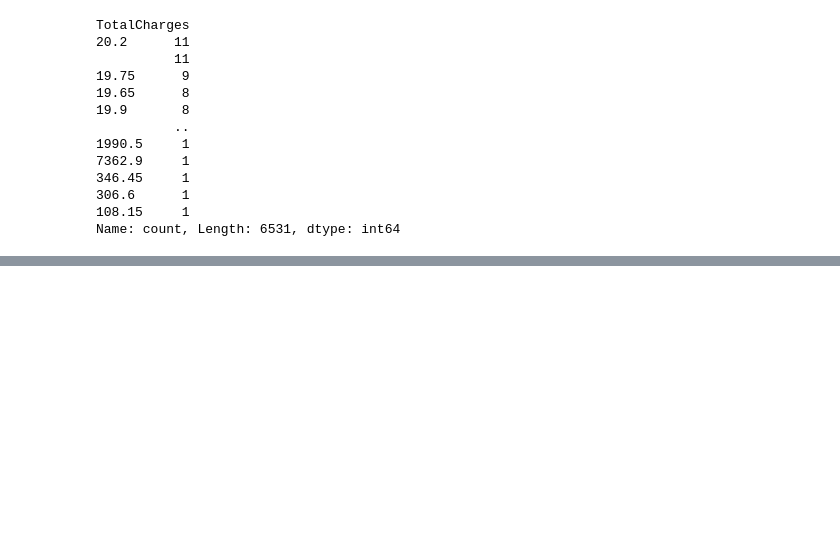
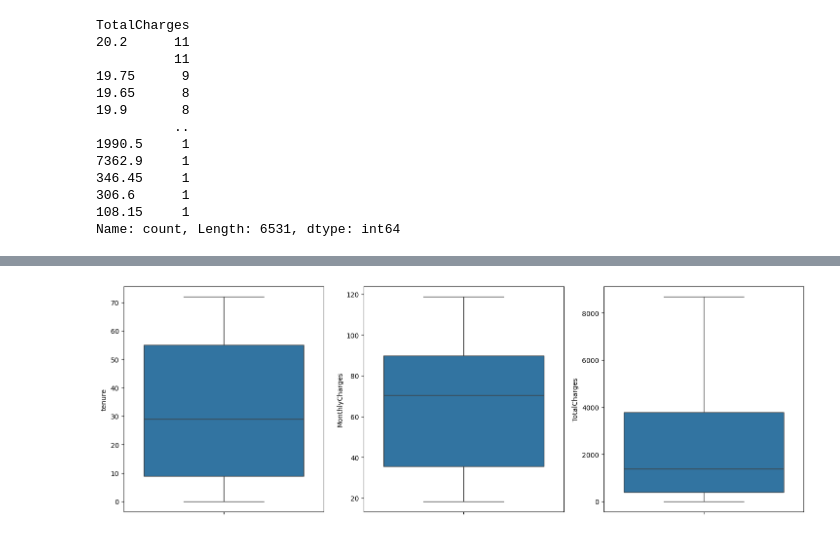
Before and after one commit to Sufiyan1637/Churn_Prediction, a Jupyter notebook: Churn_Prediction.ipynb, the cells around one changed output, grey strips where cells are left out. Cells and saved outputs as stored; diff of their text form; code cells hidden in the pictures; blank space fills up the shorter version.

```diff
--- a/Churn_Prediction.ipynb
+++ b/Churn_Prediction.ipynb
@@ -134,0 +183,14 @@ df["Churn"].value_counts(normalize=True)
+# %%
+plt.figure(figsize=(18, 6))
+plt.subplot(1,3,1)
+sb.boxplot(df["tenure"])
+
+plt.subplot(1,3,2)
+sb.boxplot(df["MonthlyCharges"])
+
+plt.subplot(1,3,3)
+sb.boxplot(df["TotalCharges"])
+
+plt.show()
+# %% [output]
+[figure, added]
```
Also changed, not shown: parts of 13 cells of this notebook.
